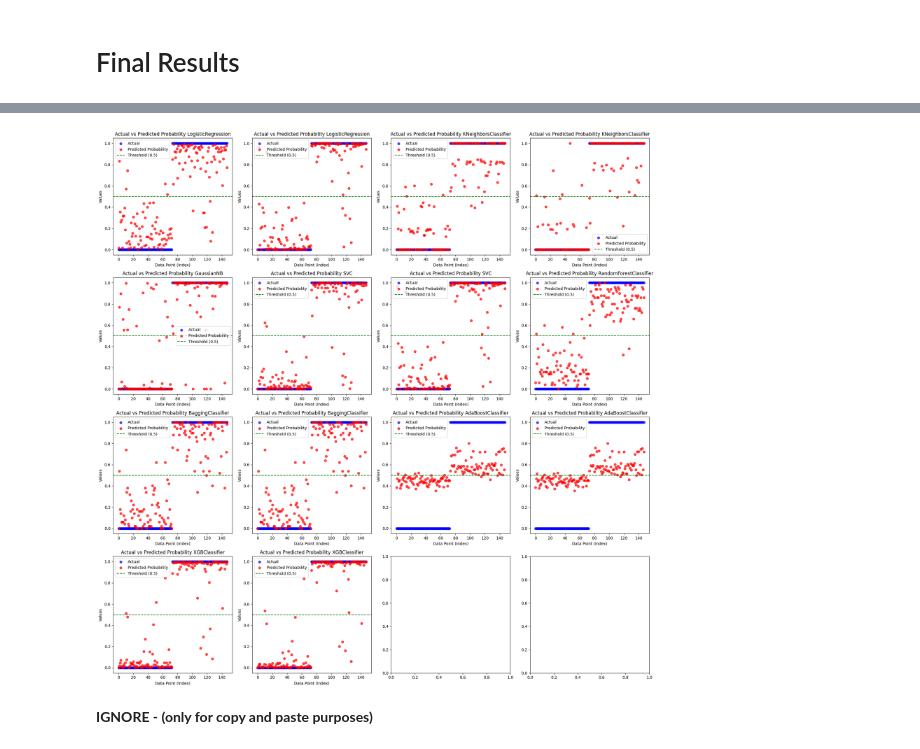
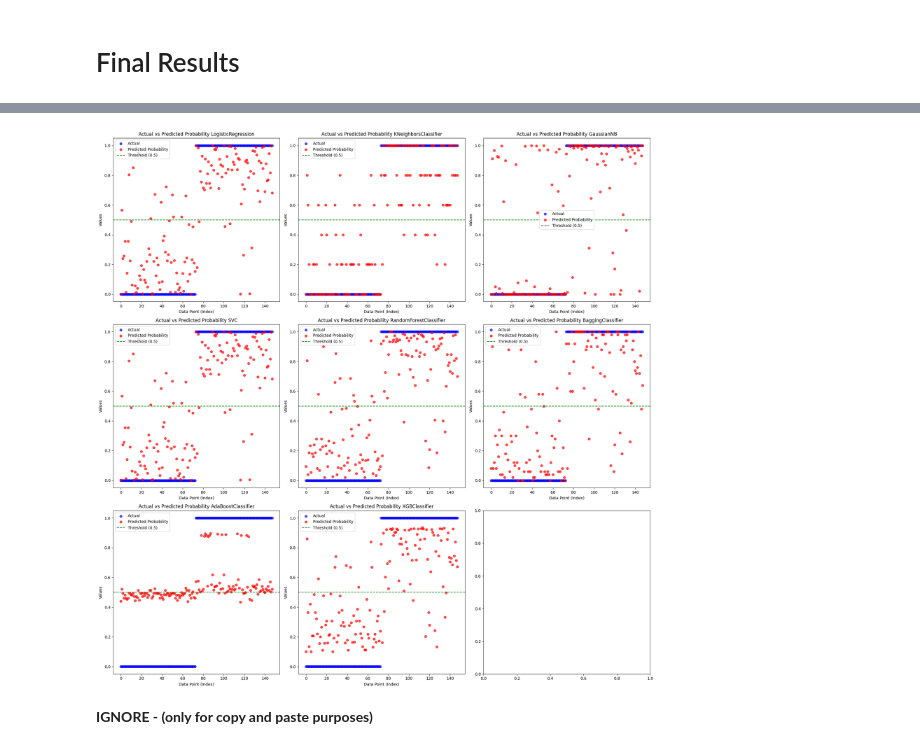
Before and after one commit to tomasfgon/Predictive-models-Parkinson, a Jupyter notebook: src/modeling.ipynb, the cells around one changed output, grey strips where cells are left out. Cells and saved outputs as stored; diff of their text form; code cells hidden in the pictures.

```diff
--- a/src/modeling.ipynb
+++ b/src/modeling.ipynb
@@ -673,8 +551,9 @@ weighted avg       0.86      0.85      0.85       148
 # %% [markdown]
 # SVM
 # %%
-model_svm = svm.SVC(gamma=0.025, C=3, probability=True)
-model_svm.fit(X_train , y_train)
-y_predict_svm = model_svm.predict(X_test)
-model_score_svm=metrics.accuracy_score(y_test, y_predict_svm)
+
+# model_svm = svm.SVC(gamma=0.025, C=3, probability=True)
+# model_svm.fit(X_train , y_train)
+# y_predict_svm = model_svm.predict(X_test)
+# model_score_svm=metrics.accuracy_score(y_test, y_predict_svm)
 # %%
@@ -817,0 +686,28 @@ print(model_rf.score(X_test, y_test))
+# %%
+# Assuming X_train, X_test, y_train, y_test are already defined
+
+# Define the RandomForestClassifier with default parameters
+model_rf = RandomForestClassifier(random_state=1)
+
+# Define the hyperparameters to tune
+param_grid = {
+    'n_estimators': [50, 100, 150],          # Number of trees in the forest
+    'max_features': [3, 5, 'sqrt', 'log2'],  # Number of features to consider at every split
+    'max_depth': [None, 10, 20, 30],         # Maximum depth of the tree
+}
+
+# Create GridSearchCV
+grid_search_rf = GridSearchCV(model_rf, param_grid, cv=5, scoring='accuracy')
+
+# Fit the model with hyperparameter tuning
+grid_search_rf.fit(X_train, y_train)
+
+# Get the best parameters
+best_params_rf = grid_search_rf.best_params_
+
+# Print the best parameters
+print("Best Hyperparameters for Random Forest:", best_params_rf)
+
+# Use the best model for predictions
+best_model_rf = grid_search_rf.best_estimator_
+y_predict_rf = best_model_rf.predict(X_test)
@@ -818,5 +716,5 @@ print(model_rf.score(X_test, y_test))
 # %%
-table_rf = predictedVsActualTable(model_rf, X_test, y_test)
+table_rf = predictedVsActualTable(best_model_rf, X_test, y_test)
 print(table_rf)
 # %% [output]
      Actual  Predicted_Probability  Predicted_Class
@@ -1320,37 +1185,37 @@ def PVASubplot(comparison_df, ax):
     model_name = comparison_df.Name
     sorted_df = comparison_df.sort_values(by='Actual')
 
     # Scatter plot of Actual vs Predicted Probability
     ax.scatter(range(len(sorted_df)), sorted_df['Actual'], label='Actual', color='blue', alpha=0.7)
     ax.scatter(range(len(sorted_df)), sorted_df['Predicted_Probability'], label='Predicted Probability', color='red', alpha=0.7)
 
     # Draw a horizontal line at y=0.5
     ax.axhline(y=0.5, color='green', linestyle='--', label='Threshold (0.5)')
 
     ax.set_xlabel('Data Point (Index)')
     ax.set_ylabel('Values')
     ax.set_title('Actual vs Predicted Probability ' + model_name)
     ax.legend()
 
 
-all_models_df = [table_lr, table_lr_2, table_knn, table_knn_2, table_nb, table_svm, table_svm_2, table_rf, table_bgcl, table_bgcl_2, table_adabc, table_adabc_2, table_xgbc, table_xgbc_2]
+all_models_df = [table_lr_2, table_knn_2, table_nb, table_svm_2, table_rf, table_bgcl_2, table_adabc_2, table_xgbc_2]
 
-rows = 4
-cols = 4
+rows = 3
+cols = 3
 
 # Create a subplot grid
 fig, axes = plt.subplots(nrows=rows, ncols=cols, figsize=(20, 20))
 
 for i in range(len(all_models_df)):
     PVASubplot(all_models_df[i], axes[i//cols][i%rows])
 
 # Adjust layout for better spacing
 plt.tight_layout()
 
 # Show the plot
 plt.show()
 # %% [output]
-[figure, old version]
+[figure, new version]
 # %% [markdown]
 <b>IGNORE - (only for copy and paste purposes)</b>
 # %%
```
Also changed, not shown: parts of 80 cells of this notebook, 27 other files.
